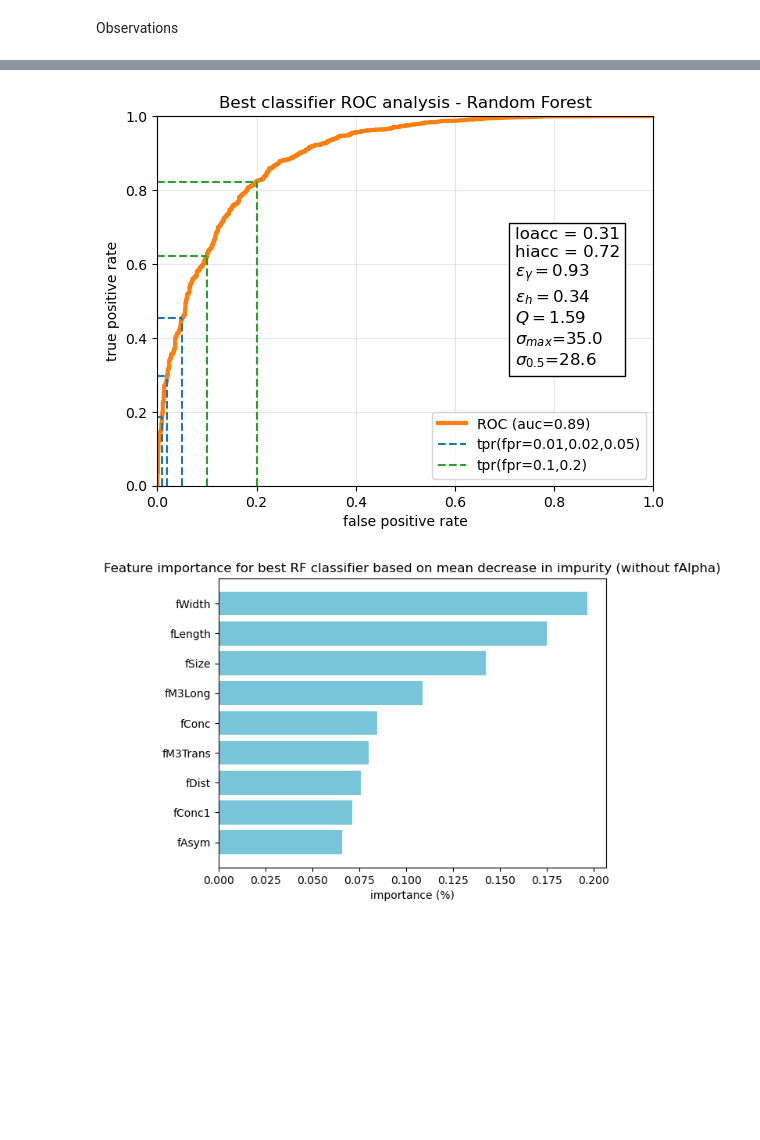
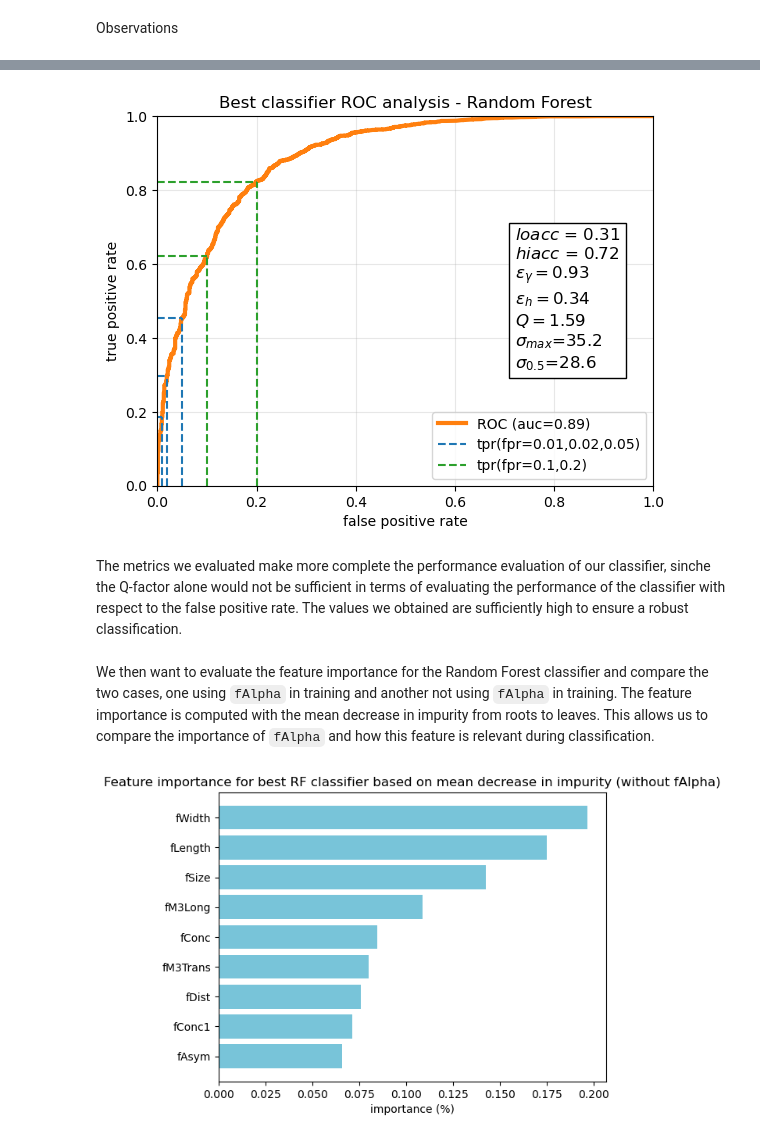
Before and after one commit to LauraRavagnani/LCP_projects_Y6, a Jupyter notebook: Project.ipynb, the cells around one changed output, grey strips where cells are left out. Cells and saved outputs as stored; diff of their text form; code cells hidden in the pictures; blank space fills up the shorter version.

```diff
--- a/Project.ipynb
+++ b/Project.ipynb
@@ -764,0 +827,24 @@ plt.show()
+# %%
+def grid_search_crossval(model, par, Xtrain, Ytrain):
+    rocauc = 0
+    for lr in par['learning_rate_init']:
+        for hidden_l in par['hidden_layer_sizes']:
+            model.set_params(hidden_layer_sizes=hidden_l, learning_rate_init = lr)
+            roc_auc = cross_val_score(model, Xtrain, Ytrain, scoring='roc_auc').mean()
+            print('architecture:', lr, hidden_l)
+
+            if roc_auc > rocauc:
+                best_auc = [hidden_l, lr ]
+                rocauc = roc_auc
+
+    return best_auc, rocauc
+# %%
+# grid search on area under roc for best architecture
+parameters = {'hidden_layer_sizes': [(32,), (64,), (32,16), (64,32), (64,32,16)],
+              'learning_rate_init': [0.2,0.02,0.002]}
+
+NN_model = MLPClassifier(activation='relu', learning_rate = 'adaptive', alpha=0.05, max_iter=600)
+
+print('NN grid search with cross validation \n------------------------')
+best_arch_auc, nn_auc = grid_search_crossval(NN_model, parameters, X_train_cv, Y_train_cv)
+print('-----------------------')
@@ -1134,42 +1095,51 @@ ax.axvline(x=0.1, ymin=0, ymax=tpr_rf[np.argmin(np.abs(fpr_rf - 0.1))], color='C
 
 ax.axhline(y=tpr_rf[np.argmin(np.abs(fpr_rf - 0.2))], xmin=0, xmax=0.2, color='C2', linestyle='--')
 ax.axvline(x=0.2, ymin=0, ymax=tpr_rf[np.argmin(np.abs(fpr_rf - 0.2))], color='C2', linestyle='--')
 
 ax.set_xlim(0, 1)
 ax.set_ylim(0, 1)
 
 ax.set_xlabel('false positive rate')
 ax.set_ylabel('true positive rate')
 
 ax.set_title('Best classifier ROC analysis - Random Forest')
 ax.legend(loc='lower right')
 
-egamma = cm_RF[1][1]
-ehadron = cm_RF[0][1]
+# significance
+egamma = tpr_rf
+ehadron = fpr_rf
 
-# significance
 S_max = freq_test1[1]*egamma
 B_max = freq_test1[0]*ehadron
+den_max = np.sqrt(2*B_max+S_max)
+S_max = S_max[den_max!=0]
+den_max = den_max[den_max!=0]
+sigma_max = np.max(S_max/den_max)
+
 S_half = freq_test1[1]*0.5
 B_half = freq_test1[0]*fpr_rf[np.argmin(np.abs(tpr_rf-0.5))]
-sigma_max = S_max/np.sqrt(2*B_max+S_max)
 sigma_half = S_half/np.sqrt(2*B_half+S_half)
 
+# text on plot
 props = dict(facecolor='white')
 textstr = '\n'.join((
-    f'loacc = {loacc_rf:.2f}',
-    f'hiacc = {hiacc_rf:.2f}',
-    r'$\epsilon_{\gamma}=%.2f$' % (egamma),
-    r'$\epsilon_{h}=%.2f$' % (ehadron),
+    f'$loacc$ = {loacc_rf:.2f}',
+    f'$hiacc$ = {hiacc_rf:.2f}',
+    r'$\epsilon_{\gamma}=%.2f$' % (cm_RF[1][1]),
+    r'$\epsilon_{h}=%.2f$' % (cm_RF[0][1]),
     r'$Q=%.2f$' % (bestRF_Q),
     r'$\sigma_{max}$=%.1f' % sigma_max,
     r'$\sigma_{0.5}$=%.1f' % sigma_half))
 ax.text(0.72, 0.70, textstr, fontsize=12,
         verticalalignment='top', bbox=props)
 
 plt.show()
 # %% [output]
-[figure, old version]
+[figure, new version]
+# %% [markdown]
+The metrics we evaluated make more complete the performance evaluation of our classifier, sinche the Q-factor alone would not be sufficient in terms of evaluating the performance of the classifier with respect to the false positive rate. The values we obtained are sufficiently high to ensure a robust classification.
+# %% [markdown]
+We then want to evaluate the feature importance for the Random Forest classifier and compare the two cases, one using `fAlpha` in training and another not using `fAlpha` in training. The feature importance is computed with the mean decrease in impurity from roots to leaves. This allows us to compare the importance of `fAlpha` and how this feature is relevant during classification.
 # %%
 # feature importance in RF
 sort = best_model_auc.feature_importances_.argsort()
```
Also changed, not shown: parts of 66 cells of this notebook.
